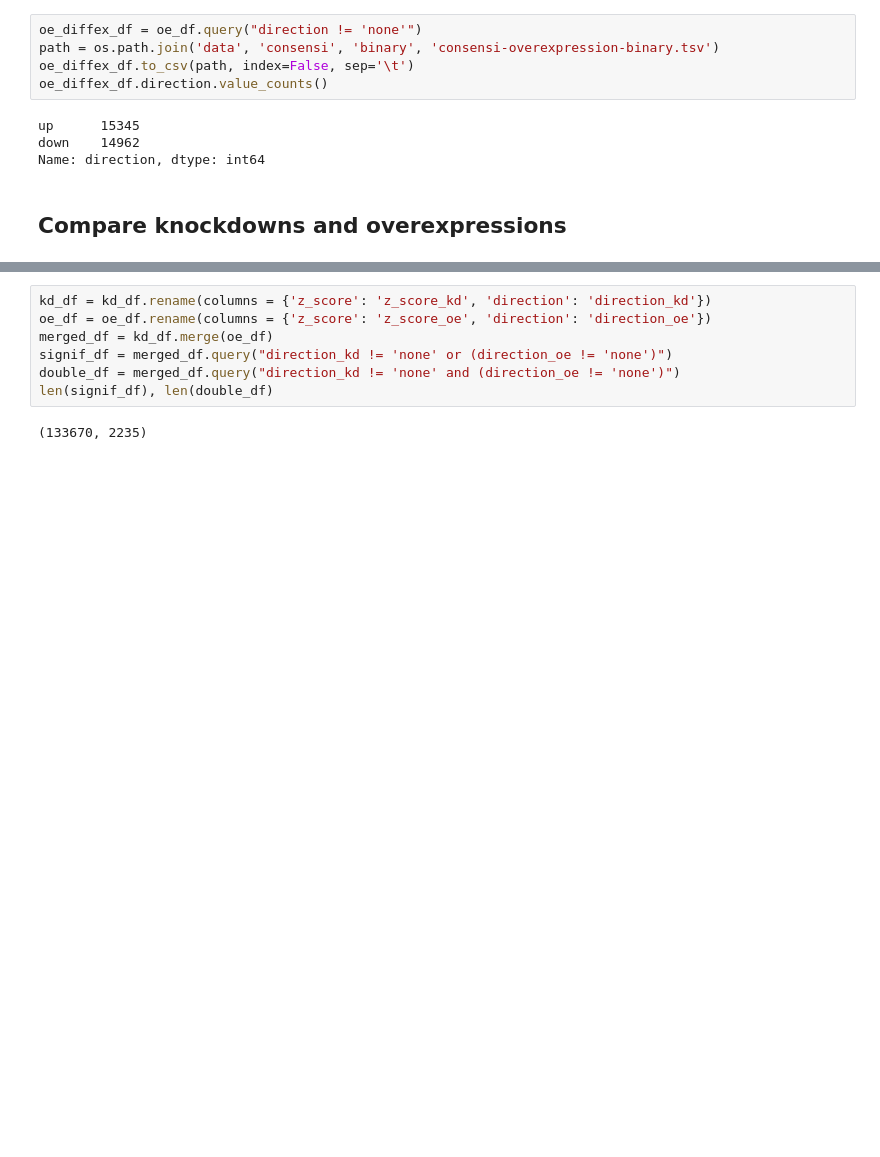
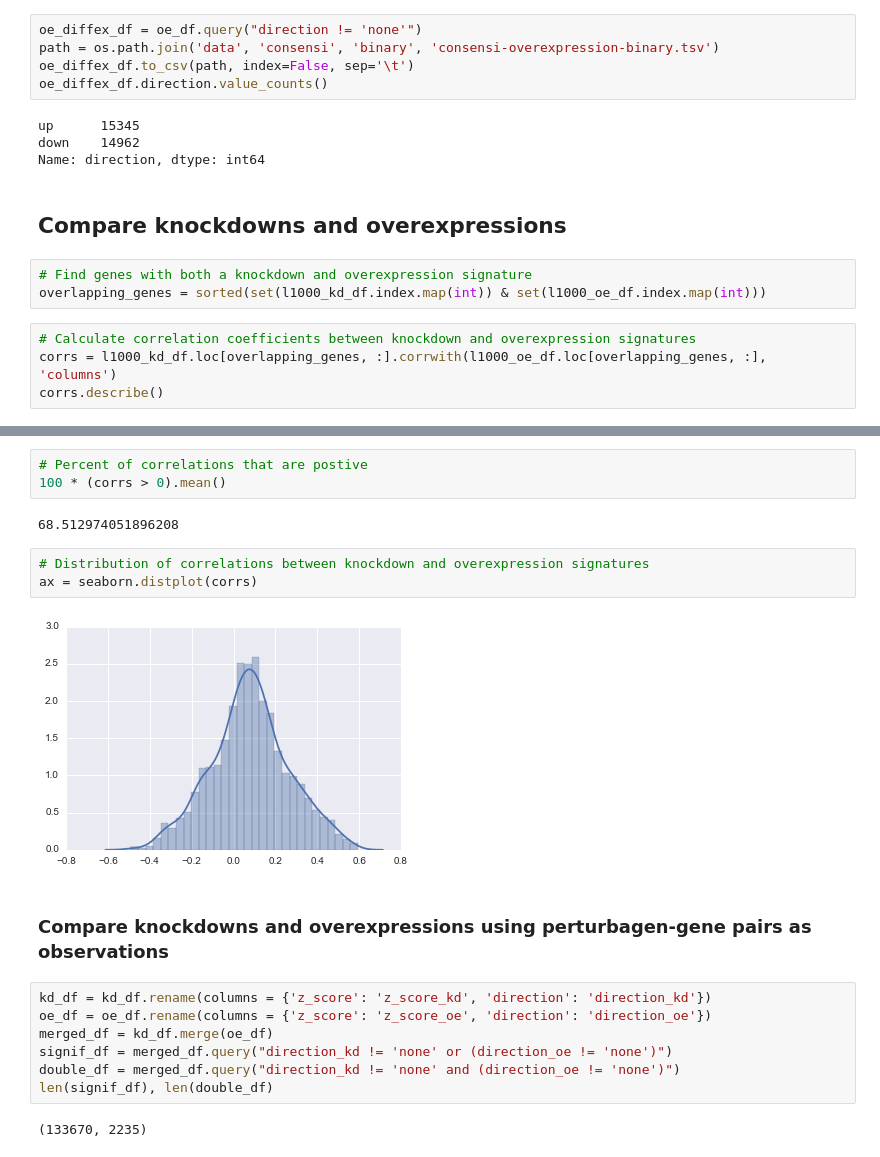
Before and after one commit to dhimmel/lincs, a Jupyter notebook: binarize-consensi.ipynb, the cells around one changed output, grey strips where cells are left out. Saved outputs shown, nothing was run; the diff lists cells and outputs as text; blank space fills up the shorter version.

Commit message:
Improve knockdown/overexpression comparison

```diff
--- a/binarize-consensi.ipynb
+++ b/binarize-consensi.ipynb
@@ -134,3 +132,10 @@ down    14962
 Name: direction, dtype: int64
 # %% [markdown]
 ## Compare knockdowns and overexpressions
+# %%
+# Find genes with both a knockdown and overexpression signature
+overlapping_genes = sorted(set(l1000_kd_df.index.map(int)) & set(l1000_oe_df.index.map(int)))
+# %%
+# Calculate correlation coefficients between knockdown and overexpression signatures
+corrs = l1000_kd_df.loc[overlapping_genes, :].corrwith(l1000_oe_df.loc[overlapping_genes, :], 'columns')
+corrs.describe()
@@ -137,3 +152,15 @@ Name: direction, dtype: int64
+# %%
+# Percent of correlations that are postive
+100 * (corrs > 0).mean()
+# %% [output]
+68.512974051896208
+# %%
+# Distribution of correlations between knockdown and overexpression signatures
+ax = seaborn.distplot(corrs)
+# %% [output]
+[figure, added]
+# %% [markdown]
+### Compare knockdowns and overexpressions using perturbagen-gene pairs as observations
 # %%
 kd_df = kd_df.rename(columns = {'z_score': 'z_score_kd', 'direction': 'direction_kd'})
 oe_df = oe_df.rename(columns = {'z_score': 'z_score_oe', 'direction': 'direction_oe'})
```
Also changed, not shown: parts of 2 cells of this notebook.
